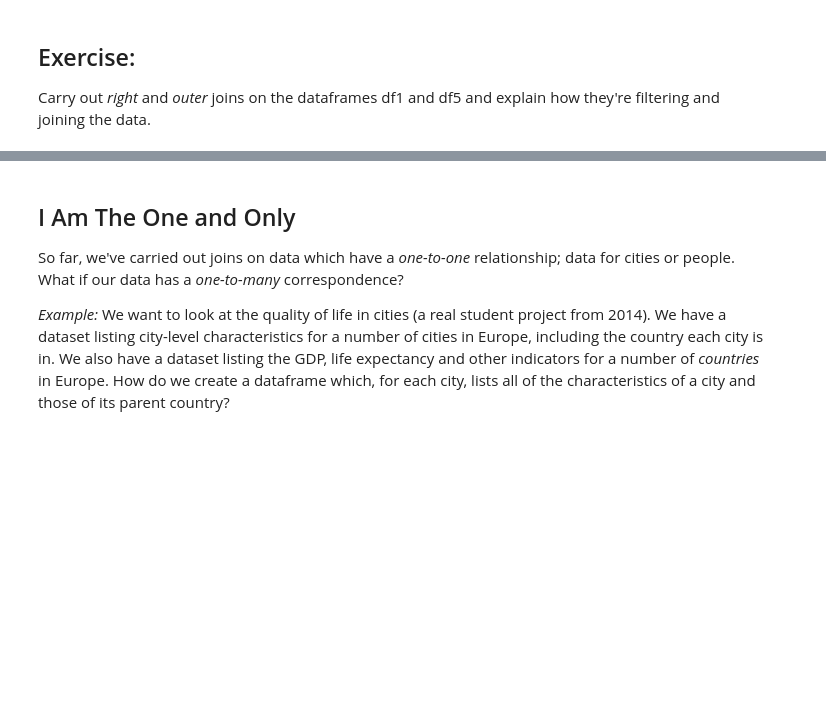
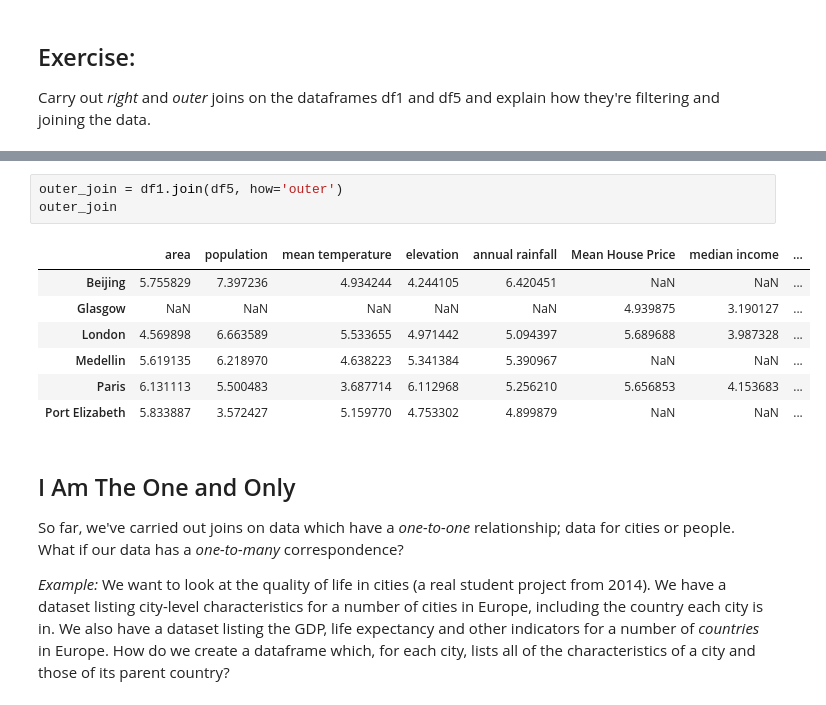
Before and after one commit to wigglyworm88/QM2, a Jupyter notebook: notebooks/RW. Merging and Joining.ipynb, the cells around one changed output, grey strips where cells are left out. Cells and saved outputs as stored; diff of their text form; blank space fills up the shorter version.

```diff
--- a/notebooks/RW. Merging and Joining.ipynb
+++ b/notebooks/RW. Merging and Joining.ipynb
@@ -336,3 +373,14 @@ Carry out *right* and *outer* joins on the dataframes df1 and df5 and explain ho
+# %%
+outer_join = df1.join(df5, how='outer')
+outer_join
+# %% [output]
+|  | area | population | mean temperature | elevation | annual rainfall | Mean House Price | median income | ... |
+| Beijing | 5.755829 | 7.397236 | 4.934244 | 4.244105 | 6.420451 | NaN | NaN | ... |
+| Glasgow | NaN | NaN | NaN | NaN | NaN | 4.939875 | 3.190127 | ... |
+| London | 4.569898 | 6.663589 | 5.533655 | 4.971442 | 5.094397 | 5.689688 | 3.987328 | ... |
+| Medellin | 5.619135 | 6.218970 | 4.638223 | 5.341384 | 5.390967 | NaN | NaN | ... |
+| Paris | 6.131113 | 5.500483 | 3.687714 | 6.112968 | 5.256210 | 5.656853 | 4.153683 | ... |
+| Port Elizabeth | 5.833887 | 3.572427 | 5.159770 | 4.753302 | 4.899879 | NaN | NaN | ... |
 # %% [markdown]
 ## I Am The One and Only
 
```
Also changed, not shown: parts of 31 cells of this notebook.
